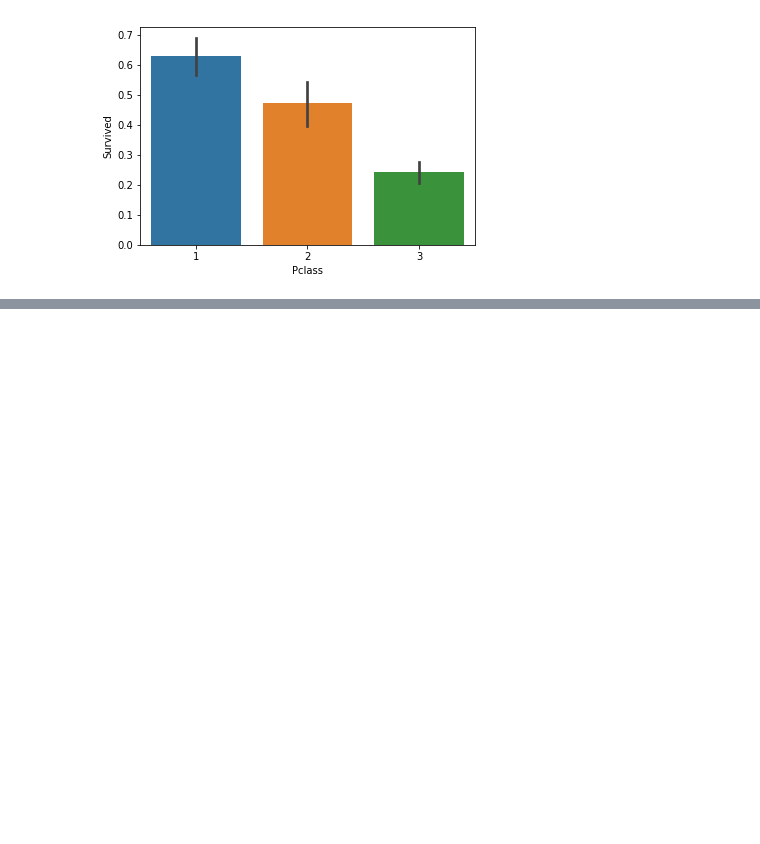
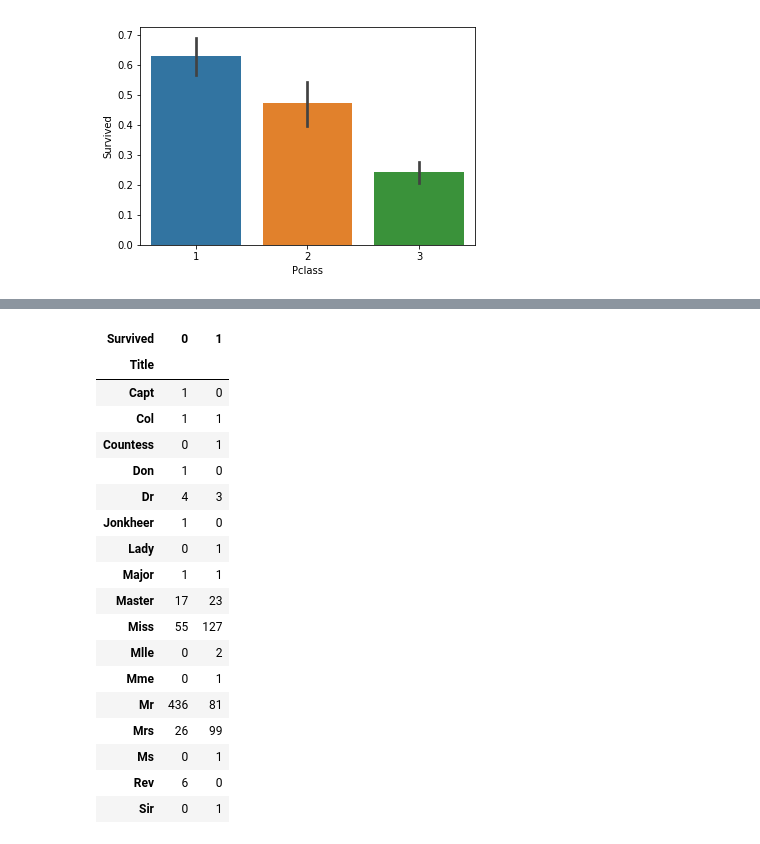
Before and after one commit to innovator-arjun/Titanic-Survival-Prediction, a Jupyter notebook: Updated Titanic Survival.ipynb, the cells around one changed output, grey strips where cells are left out. Saved outputs shown, nothing was run; the diff lists cells and outputs as text; code cells hidden in the pictures; blank space fills up the shorter version.

```diff
--- a/Updated Titanic Survival.ipynb
+++ b/Updated Titanic Survival.ipynb
@@ -71,0 +101,22 @@ sns.barplot(x='Pclass',y='Survived',data=train)
+# %%
+pd.crosstab(train['Title'],train['Survived'])
+# %% [output]
+| Survived | 0 | 1 |
+| Title |  |  |
+| Capt | 1 | 0 |
+| Col | 1 | 1 |
+| Countess | 0 | 1 |
+| Don | 1 | 0 |
+| Dr | 4 | 3 |
+| Jonkheer | 1 | 0 |
+| Lady | 0 | 1 |
+| Major | 1 | 1 |
+| Master | 17 | 23 |
+| Miss | 55 | 127 |
+| Mlle | 0 | 2 |
+| Mme | 0 | 1 |
+| Mr | 436 | 81 |
+| Mrs | 26 | 99 |
+| Ms | 0 | 1 |
+| Rev | 6 | 0 |
+| Sir | 0 | 1 |
```
Also changed, not shown: parts of 9 cells of this notebook.
